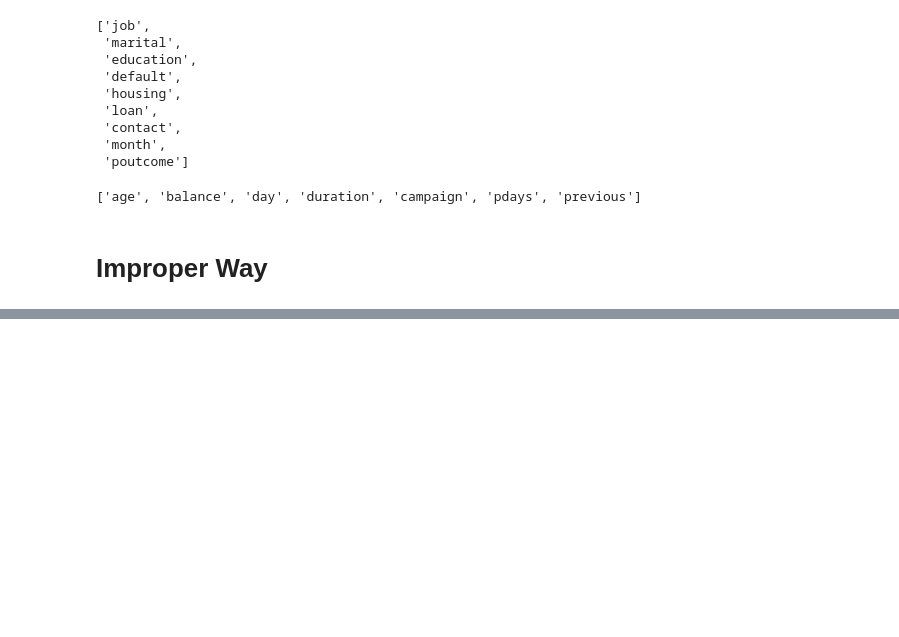
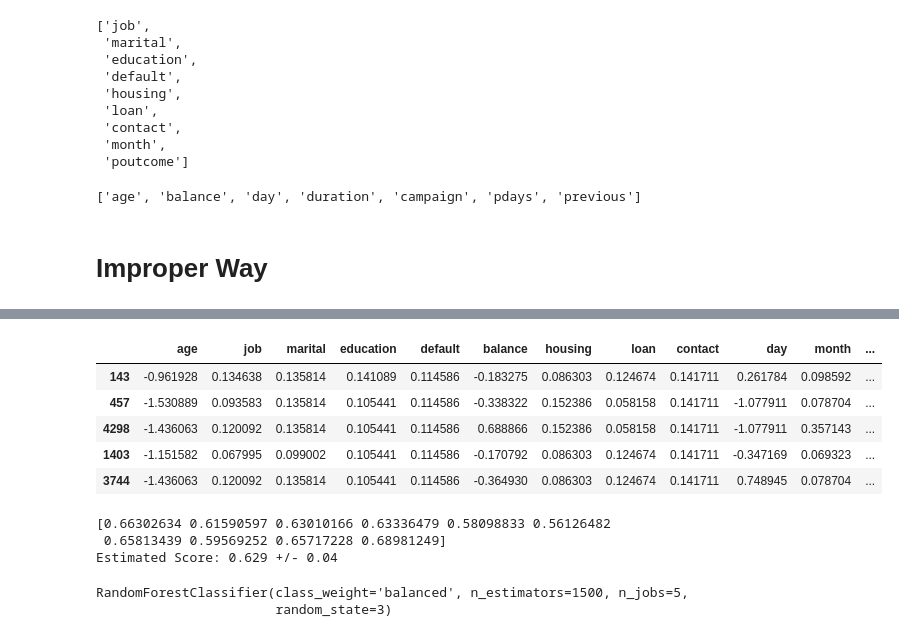
Before and after one commit to stepthom/869_course, a Jupyter notebook: leakage/slides_leakage.ipynb, the cells around one changed output, grey strips where cells are left out. Drawn from its saved outputs; the diff is of its cells as text; code cells hidden in the pictures; blank space fills up the shorter version.

```diff
--- a/leakage/slides_leakage.ipynb
+++ b/leakage/slides_leakage.ipynb
@@ -322,0 +335,27 @@ X[num_cols] = scaler.transform(X[num_cols])
+# %%
+_X.head()
+# %% [output]
+|  | age | job | marital | education | default | balance | housing | loan | contact | day | month | ... |
+| 143 | -0.961928 | 0.134638 | 0.135814 | 0.141089 | 0.114586 | -0.183275 | 0.086303 | 0.124674 | 0.141711 | 0.261784 | 0.098592 | ... |
+| 457 | -1.530889 | 0.093583 | 0.135814 | 0.105441 | 0.114586 | -0.338322 | 0.152386 | 0.058158 | 0.141711 | -1.077911 | 0.078704 | ... |
+| 4298 | -1.436063 | 0.120092 | 0.135814 | 0.105441 | 0.114586 | 0.688866 | 0.152386 | 0.058158 | 0.141711 | -1.077911 | 0.357143 | ... |
+| 1403 | -1.151582 | 0.067995 | 0.099002 | 0.105441 | 0.114586 | -0.170792 | 0.086303 | 0.124674 | 0.141711 | -0.347169 | 0.069323 | ... |
+| 3744 | -1.436063 | 0.120092 | 0.135814 | 0.105441 | 0.114586 | -0.364930 | 0.086303 | 0.124674 | 0.141711 | 0.748945 | 0.078704 | ... |
+# %%
+from sklearn.model_selection import cross_val_score
+from sklearn.metrics import classification_report, f1_score
+
+clf = RandomForestClassifier(random_state=3, class_weight="balanced", n_estimators=1500, n_jobs=5)
+
+cv_scores = cross_val_score(clf, _X, y, scoring="f1_macro", cv=10)
+print(cv_scores)
+print("Estimated Score: {:0.3f} +/- {:0.2f}".format(np.mean(cv_scores), np.std(cv_scores)))
+# %% [output]
+[0.66302634 0.61590597 0.63010166 0.63336479 0.58098833 0.56126482
+ 0.65813439 0.59569252 0.65717228 0.68981249]
+Estimated Score: 0.629 +/- 0.04
+# %%
+clf.fit(_X, y)
+# %% [output]
+RandomForestClassifier(class_weight='balanced', n_estimators=1500, n_jobs=5,
+                       random_state=3)
```
Also changed, not shown: parts of 18 cells of this notebook.
